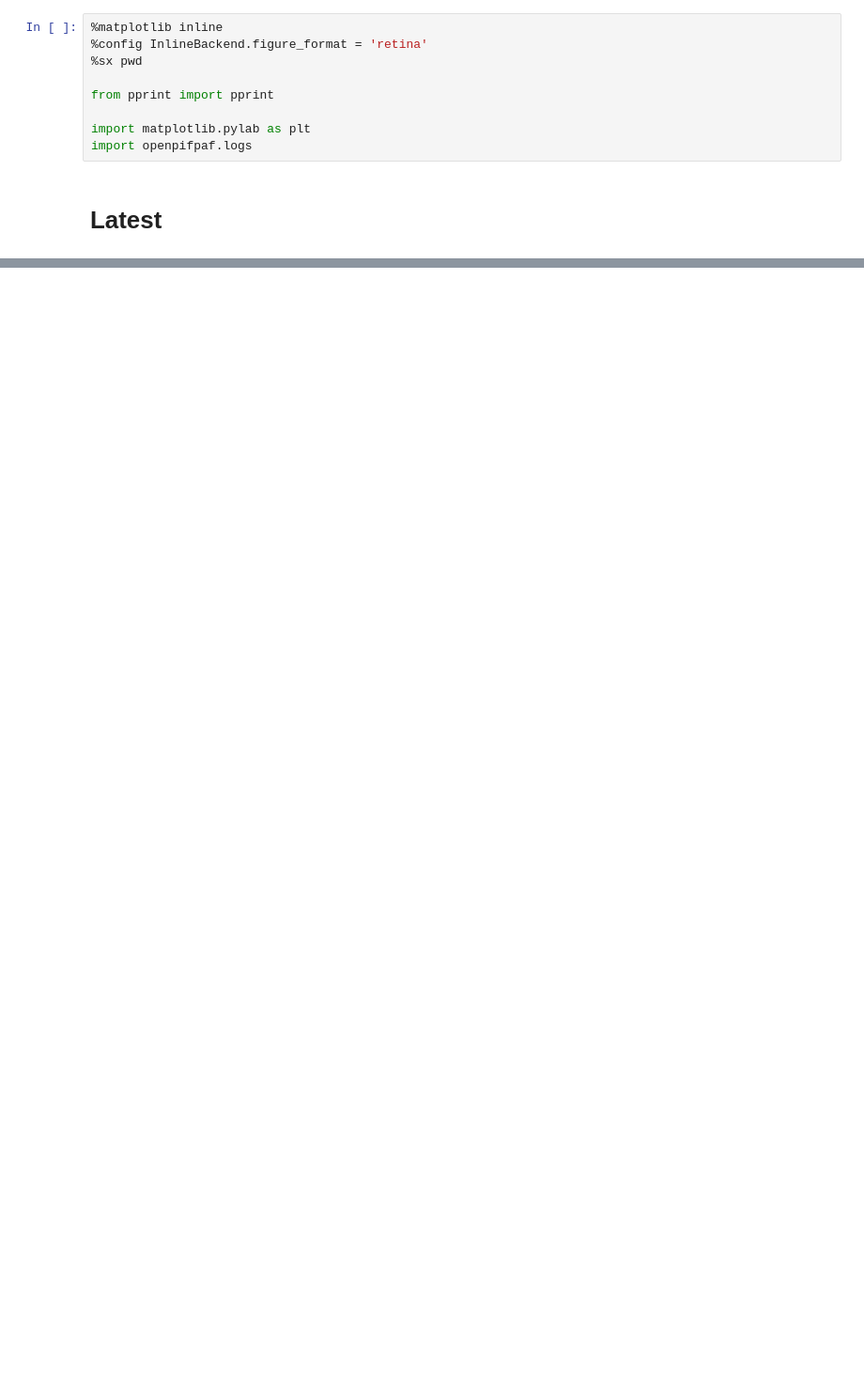
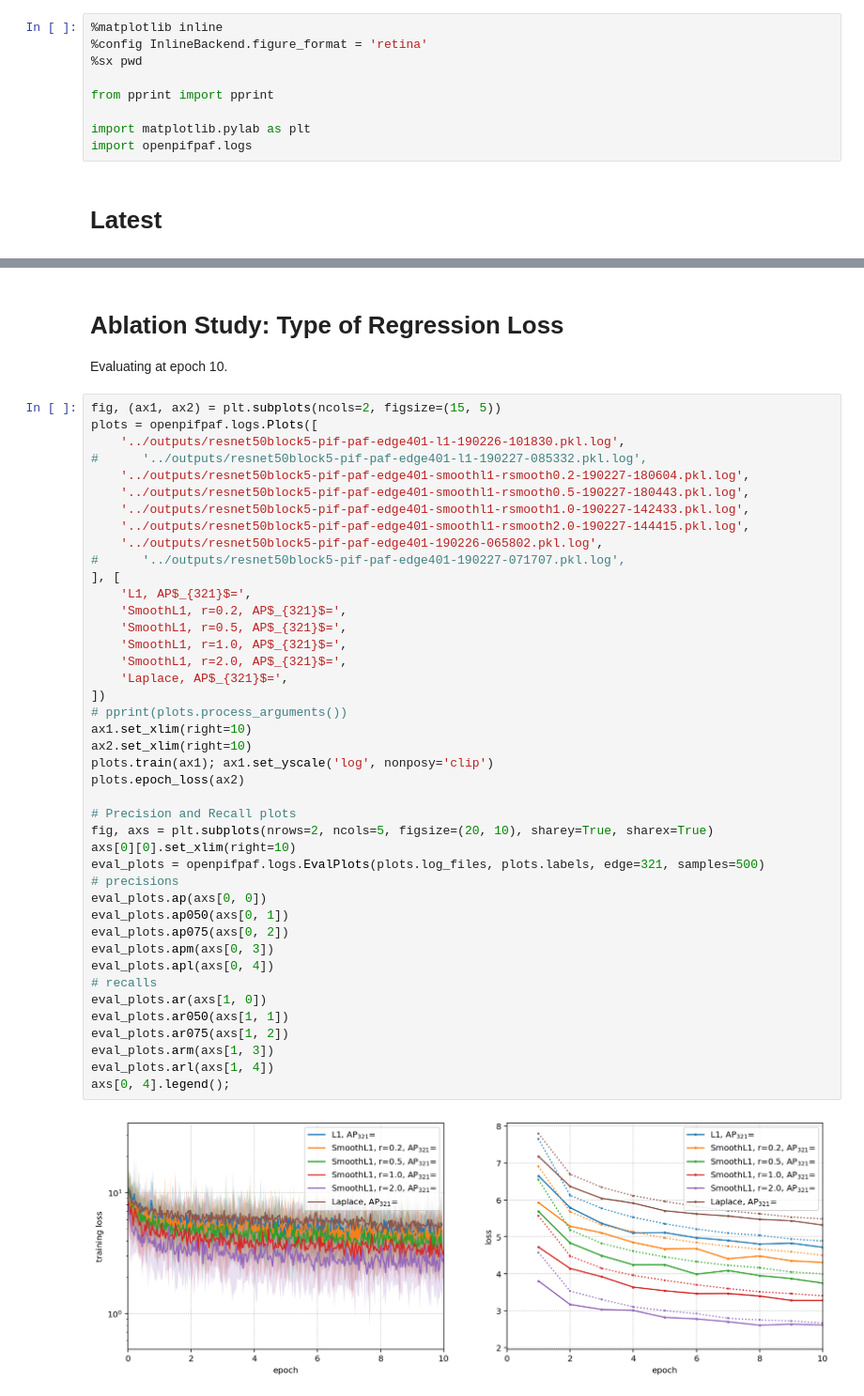
Before and after one commit to openpifpaf/openpifpaf, a Jupyter notebook: docs/studies.ipynb, the cells around one changed output, grey strips where cells are left out. Shown at 94% size. Cells and saved outputs as stored; diff of their text form; blank space fills up the shorter version.

```diff
--- a/docs/studies.ipynb
+++ b/docs/studies.ipynb
@@ -45,0 +54,48 @@ axs[0, 4].legend();
+# %% [markdown]
+# Ablation Study: Type of Regression Loss
+
+Evaluating at epoch 10.
+# %%
+fig, (ax1, ax2) = plt.subplots(ncols=2, figsize=(15, 5))
+plots = openpifpaf.logs.Plots([
+    '../outputs/resnet50block5-pif-paf-edge401-l1-190226-101830.pkl.log',
+#      '../outputs/resnet50block5-pif-paf-edge401-l1-190227-085332.pkl.log',
+    '../outputs/resnet50block5-pif-paf-edge401-smoothl1-rsmooth0.2-190227-180604.pkl.log',
+    '../outputs/resnet50block5-pif-paf-edge401-smoothl1-rsmooth0.5-190227-180443.pkl.log',
+    '../outputs/resnet50block5-pif-paf-edge401-smoothl1-rsmooth1.0-190227-142433.pkl.log',
+    '../outputs/resnet50block5-pif-paf-edge401-smoothl1-rsmooth2.0-190227-144415.pkl.log',
+    '../outputs/resnet50block5-pif-paf-edge401-190226-065802.pkl.log',
+#      '../outputs/resnet50block5-pif-paf-edge401-190227-071707.pkl.log',
+], [
+    'L1, AP$_{321}$=',
+    'SmoothL1, r=0.2, AP$_{321}$=',
+    'SmoothL1, r=0.5, AP$_{321}$=',
+    'SmoothL1, r=1.0, AP$_{321}$=',
+    'SmoothL1, r=2.0, AP$_{321}$=',
+    'Laplace, AP$_{321}$=',
+])
+# pprint(plots.process_arguments())
+ax1.set_xlim(right=10)
+ax2.set_xlim(right=10)
+plots.train(ax1); ax1.set_yscale('log', nonposy='clip')
+plots.epoch_loss(ax2)
+
+# Precision and Recall plots
+fig, axs = plt.subplots(nrows=2, ncols=5, figsize=(20, 10), sharey=True, sharex=True)
+axs[0][0].set_xlim(right=10)
+eval_plots = openpifpaf.logs.EvalPlots(plots.log_files, plots.labels, edge=321, samples=500)
+# precisions
+eval_plots.ap(axs[0, 0])
+eval_plots.ap050(axs[0, 1])
+eval_plots.ap075(axs[0, 2])
+eval_plots.apm(axs[0, 3])
+eval_plots.apl(axs[0, 4])
+# recalls
+eval_plots.ar(axs[1, 0])
+eval_plots.ar050(axs[1, 1])
+eval_plots.ar075(axs[1, 2])
+eval_plots.arm(axs[1, 3])
+eval_plots.arl(axs[1, 4])
+axs[0, 4].legend();
+# %% [output]
+[figure, added]
```
Also changed, not shown: parts of 2 cells of this notebook, 9 other files.
